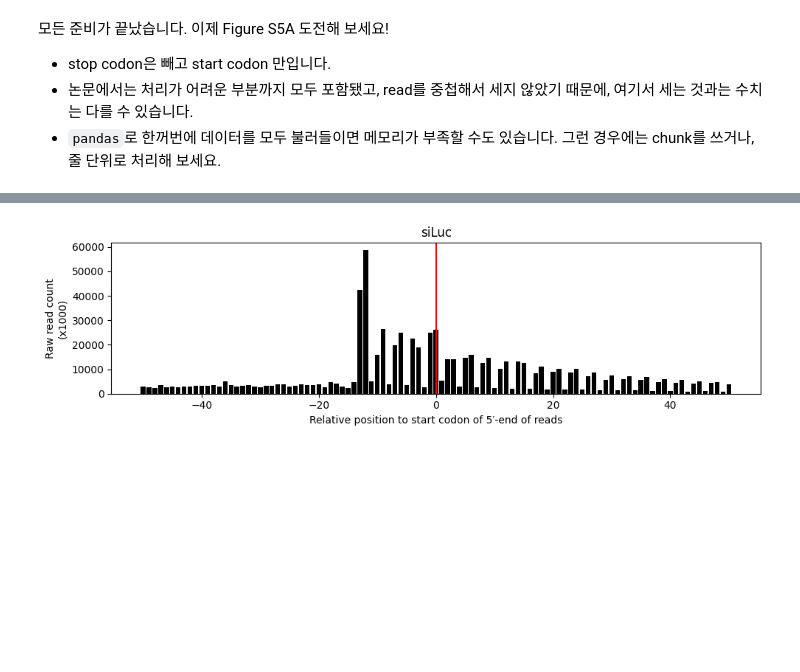
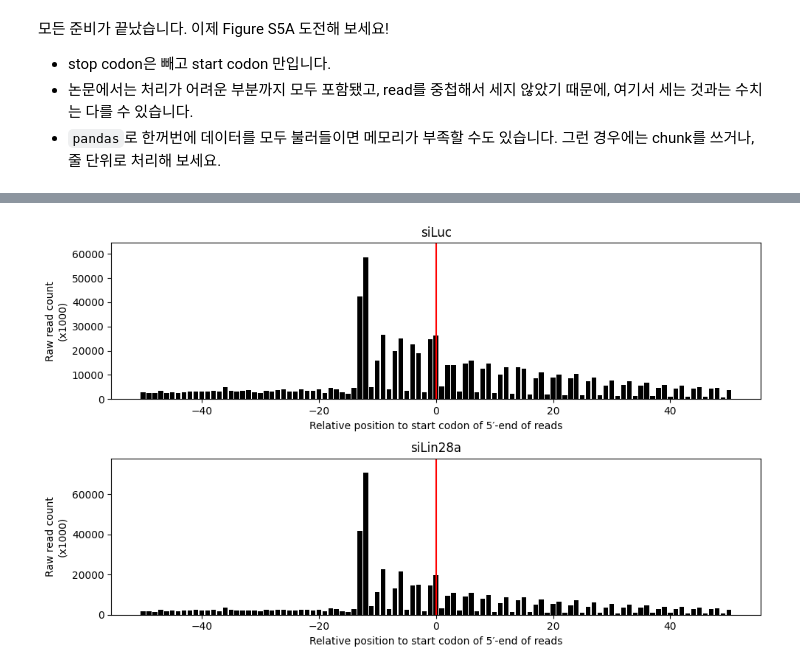
Before and after one commit to khs1119/lin28a-clip-seq, a Jupyter notebook: CoLab_TermProj_2025_2.ipynb, the cells around one changed output, grey strips where cells are left out. Cells and saved outputs as stored; diff of their text form; code cells hidden in the pictures; blank space fills up the shorter version.

```diff
--- a/CoLab_TermProj_2025_2.ipynb
+++ b/CoLab_TermProj_2025_2.ipynb
@@ -331,37 +373,53 @@ chr1    4878103 4878104 1       chr1    4878045 4878205 ENSMUST00000027036.11
 import matplotlib.pyplot as plt
 from collections import Counter
 
 def parse_file(filename):
     rel_pos_counter = Counter()
     with open(filename) as f:
         for line in f:
             fields = line.strip().split()
             read_pos = int(fields[1])
             start_codon = int(fields[8])
             strand = fields[9]
             count = int(fields[3])
 
             if strand == "+":
                 rel_pos = read_pos - start_codon
             else:
                 rel_pos = start_codon - read_pos
 
             if -50 <= rel_pos <= 50:
                 rel_pos_counter[rel_pos] += count
     return rel_pos_counter
 
 luc_file = "fivepcounts-filtered-RPF-siLuc.txt"
 luc_counts = parse_file(luc_file)
+
+lin28a_file = "fivepcounts-filtered-RPF-siLin28a.txt"
+lin28a_counts = parse_file(lin28a_file)
+
 x = list(range(-50, 51))
 luc_y = [luc_counts[i] for i in x]
+lin28a_y = [lin28a_counts[i] for i in x]
 
-plt.figure(figsize=(10, 3))
-plt.bar(x, luc_y, color="black")
-plt.axvline(0, color="red")
-plt.xlabel("Relative position to start codon of 5′-end of reads")
-plt.ylabel("Raw read count\n(x1000)")
-plt.title("siLuc")
+fig, axes = plt.subplots(2, 1, figsize=(10, 6))
+
+axes[0].bar(x, luc_y, color="black")
+axes[0].axvline(0, color="red")
+axes[0].set_xlabel("Relative position to start codon of 5′-end of reads")
+axes[0].set_ylabel("Raw read count\n(x1000)")
+axes[0].set_title("siLuc")
+axes[0].set_ylim(0, max(luc_y) * 1.1)
+
+axes[1].bar(x, lin28a_y, color="black")
+axes[1].axvline(0, color="red")
+axes[1].set_xlabel("Relative position to start codon of 5′-end of reads")
+axes[1].set_ylabel("Raw read count\n(x1000)")
+axes[1].set_title("siLin28a")
+axes[1].set_ylim(0, max(lin28a_y) * 1.1)
+
 plt.tight_layout()
+
 plt.show()
 # %% [output]
-[figure, old version]
+[figure, new version]
```
Also changed, not shown: parts of 4 cells of this notebook.
